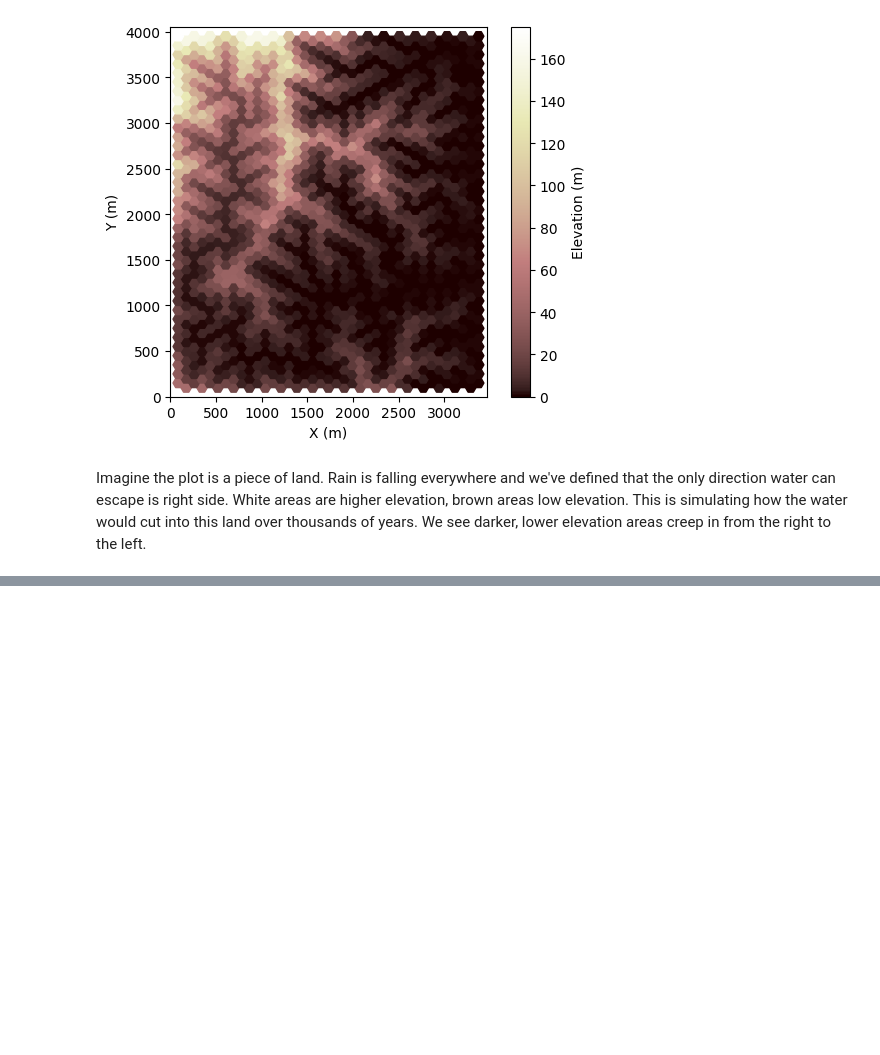
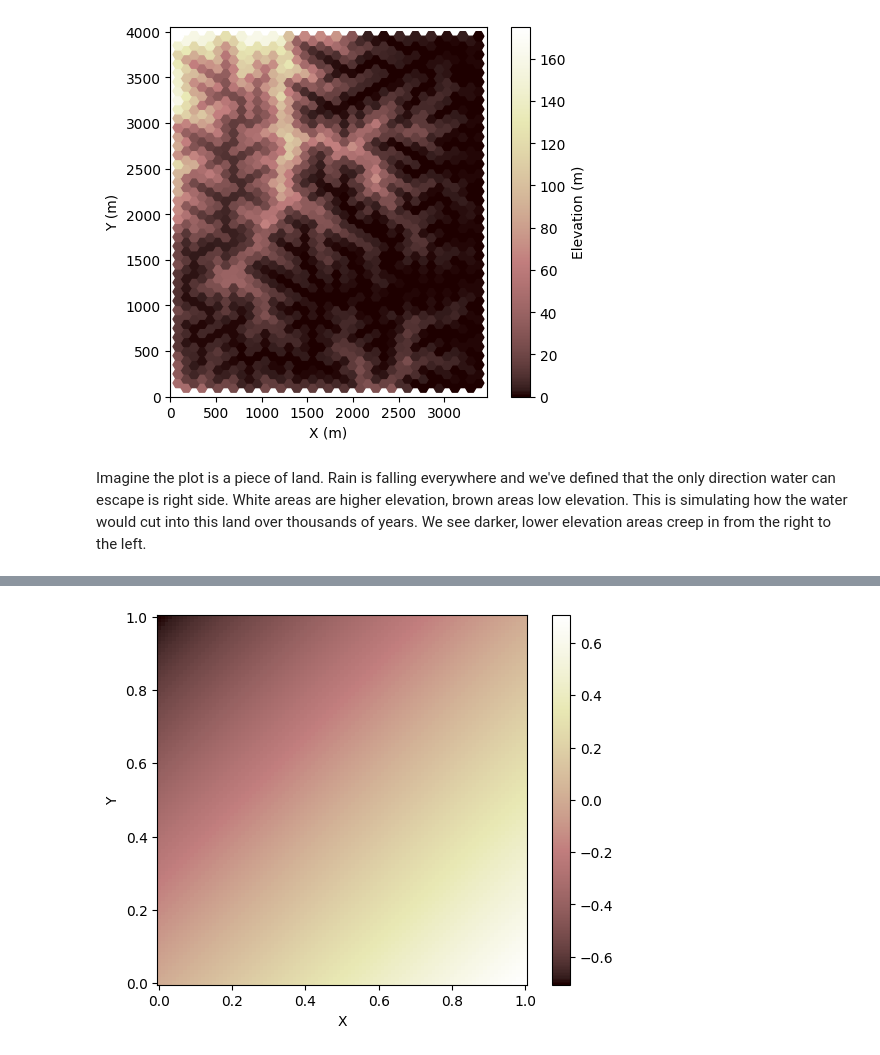
Before and after one commit to Antel0pe/TectonicPlatesVis, a Jupyter notebook: notebooks/PlayingWithLandLab.ipynb, the cells around one changed output, grey strips where cells are left out. Cells and saved outputs as stored; diff of their text form; code cells hidden in the pictures; blank space fills up the shorter version.

```diff
--- a/notebooks/PlayingWithLandLab.ipynb
+++ b/notebooks/PlayingWithLandLab.ipynb
@@ -149,0 +185,5 @@ Imagine the plot is a piece of land. Rain is falling everywhere and we've define
+# %%
+d2l = dist_to_line(grid.x_of_node, grid.y_of_node, 0, 0, 45)
+imshow_grid(grid, d2l)
+# %% [output]
+[figure, added]
```
Also changed, not shown: parts of 5 cells of this notebook.
